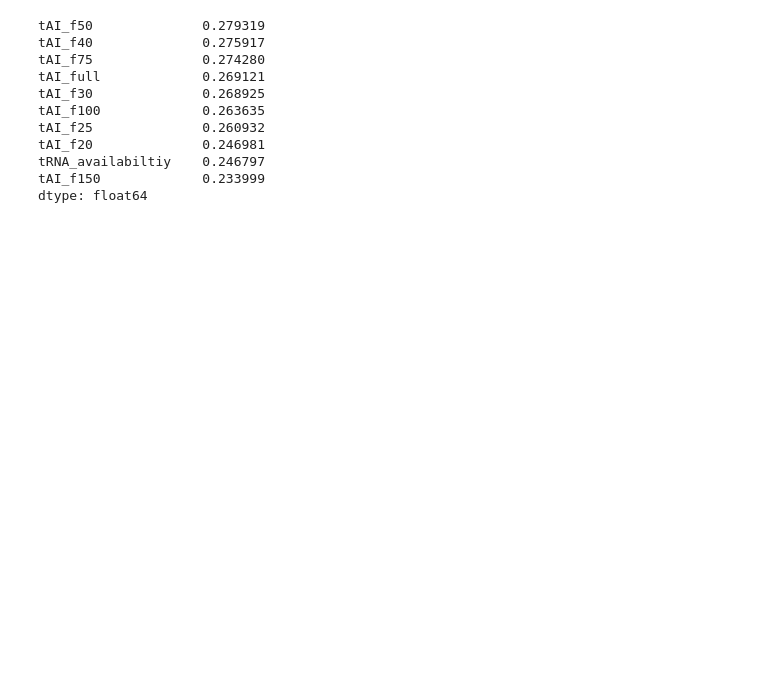
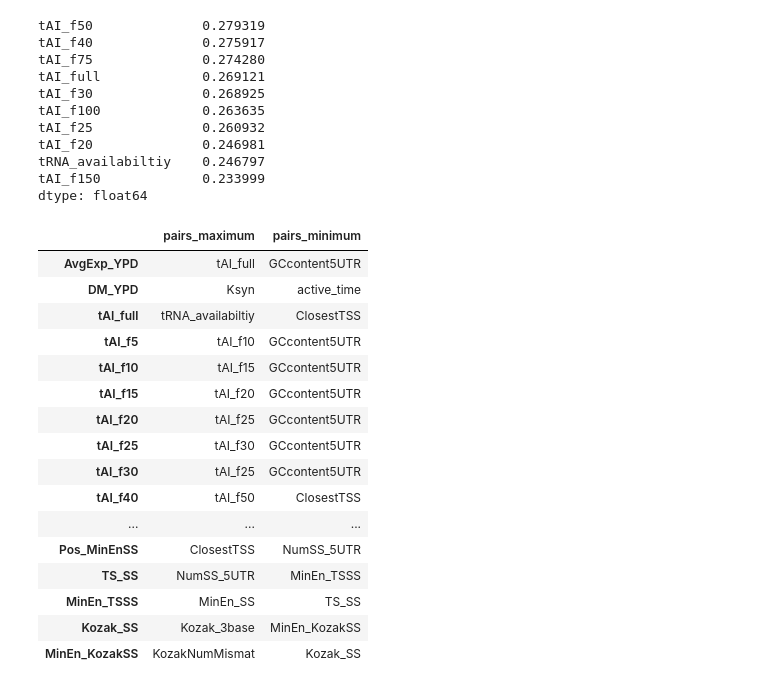
Before and after one commit to Subasree514/Machine_learning_practice, a Jupyter notebook: PCA/yeast_nptel.ipynb, the cells around one changed output. Saved outputs shown, nothing was run; the diff lists cells and outputs as text; code cells hidden in the pictures; blank space fills up the shorter version.

```diff
--- a/PCA/yeast_nptel.ipynb
+++ b/PCA/yeast_nptel.ipynb
@@ -118,3 +110,66 @@ tAI_f20              0.246981
 tRNA_availabiltiy    0.246797
 tAI_f150             0.233999
 dtype: float64
+# %%
+## find the maximum and minimum correlated feature for each other feature
+maxes=[]
+mins=[]
+corr_data_max=data.corr()
+for i in corr_data_max.columns:
+    for j in corr_data_max.index:
+        if i ==j:
+            corr_data_max.loc[j,i]=0
+corr_data_max=round(corr_data_max,6)
+
+corr_data=data.corr()
+for i in corr_data.columns:
+    maxes.append(corr_data_max.loc[:,i].max())
+    mins.append(corr_data.loc[:,i].min())
+# %%
+columns=corr_data.columns
+indices_max=[]
+indices_min=[]
+for i in range(0,45):
+    ##
+    maxes[i] in corr_data_max[columns[i]]
+    a=corr_data_max[columns[i]]
+    b=maxes[i]
+    c=list(a).index(b)
+    indices_max.append(c)
+    ##
+    mins[i] in corr_data[columns[i]]
+    d=corr_data[columns[i]]
+    e=mins[i]
+    f=list(d).index(e)
+    indices_min.append(f)
+
+indices_names=list(corr_data.index)
+
+indices_max_pair=[]
+for i in indices_max:
+    indices_max_pair.append(indices_names[i])
+
+indices_min_pair=[]
+for i in indices_min:
+    indices_min_pair.append(indices_names[i])
+# %%
+pair_df=pd.DataFrame({'pairs_maximum':indices_max_pair,'pairs_minimum': indices_min_pair},columns)
+pair_df
+# %% [output]
+|  | pairs_maximum | pairs_minimum |
+| AvgExp_YPD | tAI_full | GCcontent5UTR |
+| DM_YPD | Ksyn | active_time |
+| tAI_full | tRNA_availabiltiy | ClosestTSS |
+| tAI_f5 | tAI_f10 | GCcontent5UTR |
+| tAI_f10 | tAI_f15 | GCcontent5UTR |
+| tAI_f15 | tAI_f20 | GCcontent5UTR |
+| tAI_f20 | tAI_f25 | GCcontent5UTR |
+| tAI_f25 | tAI_f30 | GCcontent5UTR |
+| tAI_f30 | tAI_f25 | GCcontent5UTR |
+| tAI_f40 | tAI_f50 | ClosestTSS |
+| ... | ... | ... |
+| Pos_MinEnSS | ClosestTSS | NumSS_5UTR |
+| TS_SS | NumSS_5UTR | MinEn_TSSS |
+| MinEn_TSSS | MinEn_SS | TS_SS |
+| Kozak_SS | Kozak_3base | MinEn_KozakSS |
+| MinEn_KozakSS | KozakNumMismat | Kozak_SS |
```
Also changed, not shown: parts of 2 cells of this notebook.
